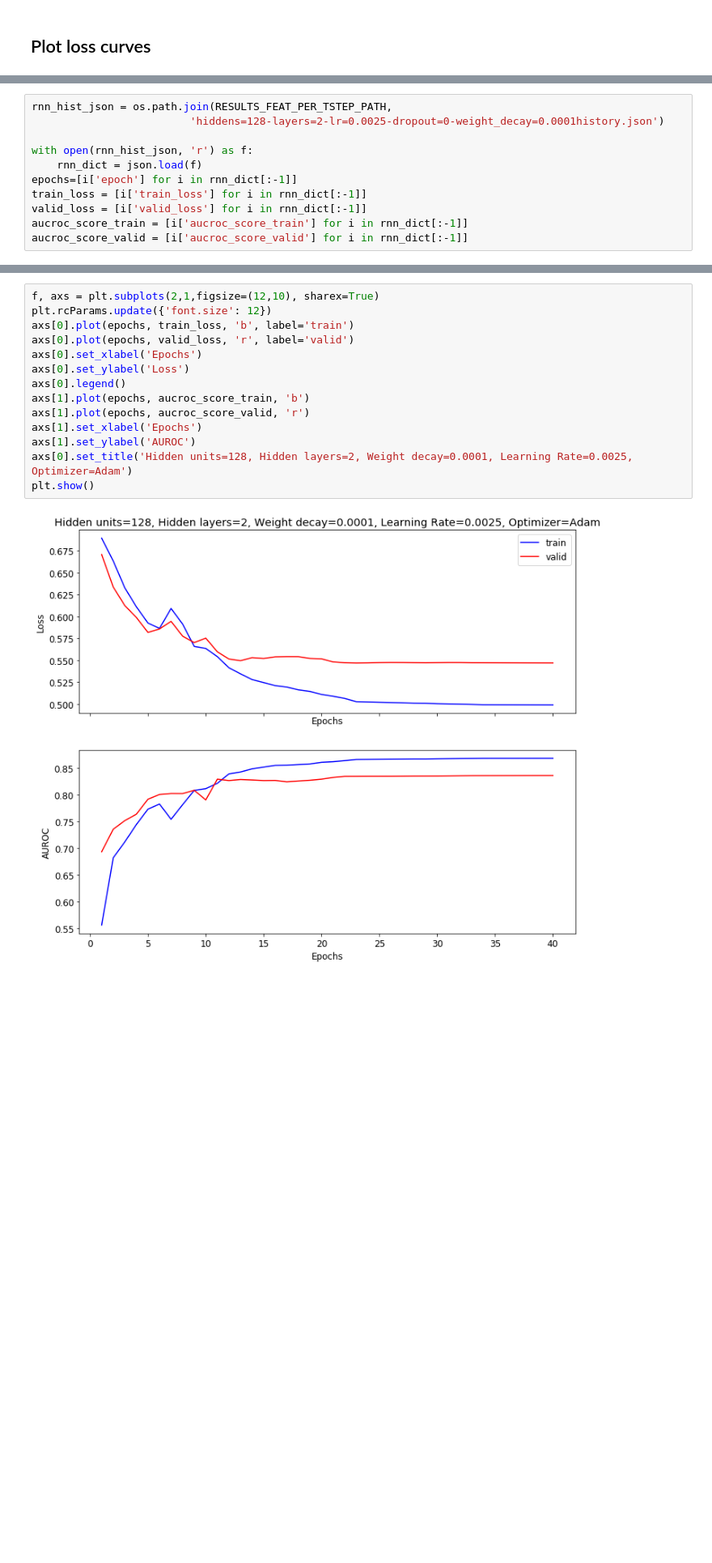
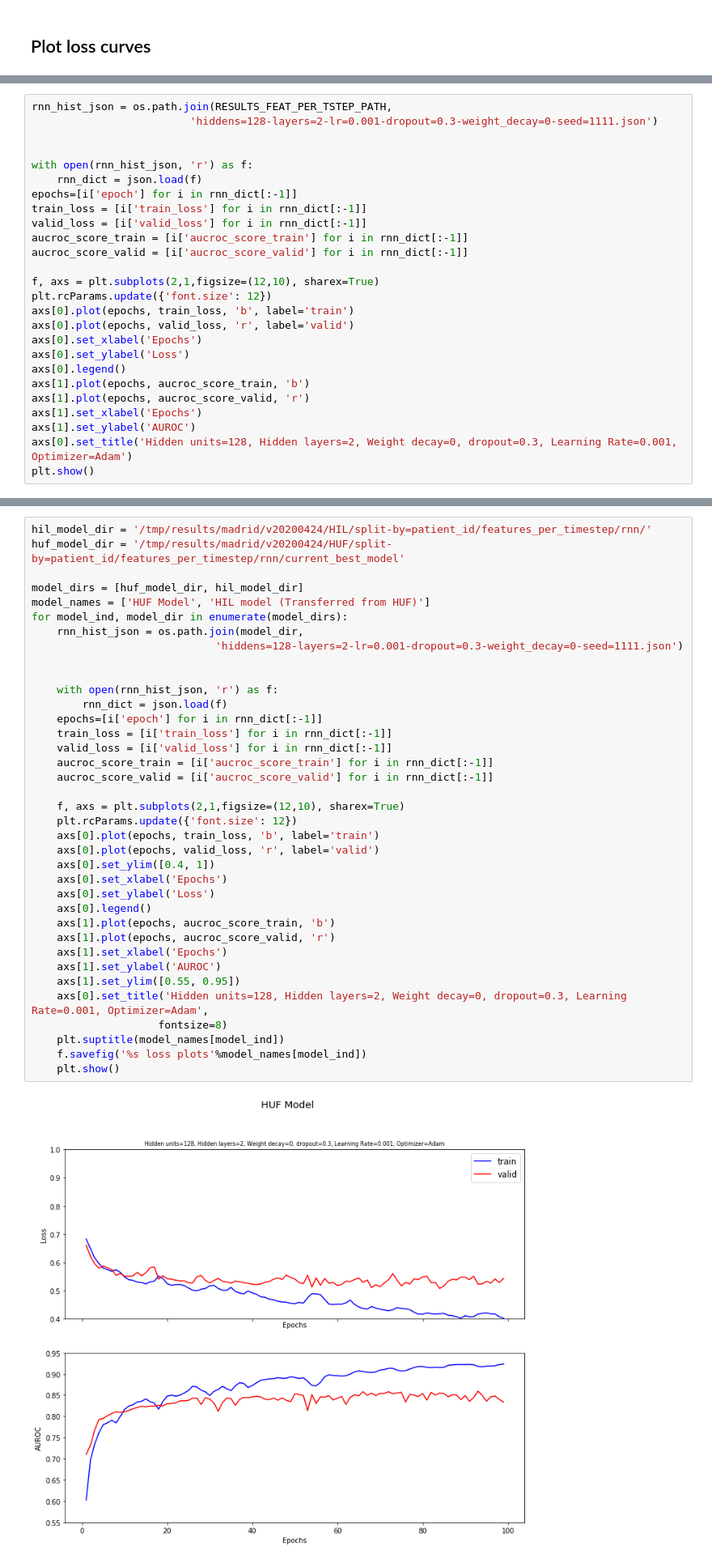
Before and after one commit to tufts-ml/time_series_prediction, a Jupyter notebook: scripts/madrid/notebooks/rnn_debugging_notebook.ipynb, the cells around one changed output, grey strips where cells are left out. Shown at 81% size. Drawn from its saved outputs; the diff is of its cells as text; blank space fills up the shorter version.

Commit message:
ENH Added scripts to transfer models between sites and improved RNN training

```diff
--- a/scripts/madrid/notebooks/rnn_debugging_notebook.ipynb
+++ b/scripts/madrid/notebooks/rnn_debugging_notebook.ipynb
@@ -219,6 +688,7 @@ for p, tslice in enumerate(tslices_list):
 # %%
 rnn_hist_json = os.path.join(RESULTS_FEAT_PER_TSTEP_PATH,
-                         'hiddens=128-layers=2-lr=0.0025-dropout=0-weight_decay=0.0001history.json')
+                         'hiddens=128-layers=2-lr=0.001-dropout=0.3-weight_decay=0-seed=1111.json')
+
 
 with open(rnn_hist_json, 'r') as f:
     rnn_dict = json.load(f)
@@ -227,3 +697,17 @@ train_loss = [i['train_loss'] for i in rnn_dict[:-1]]
 valid_loss = [i['valid_loss'] for i in rnn_dict[:-1]]
 aucroc_score_train = [i['aucroc_score_train'] for i in rnn_dict[:-1]]
 aucroc_score_valid = [i['aucroc_score_valid'] for i in rnn_dict[:-1]]
+
+f, axs = plt.subplots(2,1,figsize=(12,10), sharex=True)
+plt.rcParams.update({'font.size': 12})
+axs[0].plot(epochs, train_loss, 'b', label='train')
+axs[0].plot(epochs, valid_loss, 'r', label='valid')
+axs[0].set_xlabel('Epochs')
+axs[0].set_ylabel('Loss')
+axs[0].legend()
+axs[1].plot(epochs, aucroc_score_train, 'b')
+axs[1].plot(epochs, aucroc_score_valid, 'r')
+axs[1].set_xlabel('Epochs')
+axs[1].set_ylabel('AUROC')
+axs[0].set_title('Hidden units=128, Hidden layers=2, Weight decay=0, dropout=0.3, Learning Rate=0.001, Optimizer=Adam')
+plt.show()
@@ -230,16 +716,39 @@ aucroc_score_valid = [i['aucroc_score_valid'] for i in rnn_dict[:-1]]
 # %%
-f, axs = plt.subplots(2,1,figsize=(12,10), sharex=True)
-plt.rcParams.update({'font.size': 12})
-axs[0].plot(epochs, train_loss, 'b', label='train')
-axs[0].plot(epochs, valid_loss, 'r', label='valid')
-axs[0].set_xlabel('Epochs')
-axs[0].set_ylabel('Loss')
-axs[0].legend()
-axs[1].plot(epochs, aucroc_score_train, 'b')
-axs[1].plot(epochs, aucroc_score_valid, 'r')
-axs[1].set_xlabel('Epochs')
-axs[1].set_ylabel('AUROC')
-axs[0].set_title('Hidden units=128, Hidden layers=2, Weight decay=0.0001, Learning Rate=0.0025, Optimizer=Adam')
-plt.show()
+hil_model_dir = '/tmp/results/madrid/v20200424/HIL/split-by=patient_id/features_per_timestep/rnn/'
+huf_model_dir = '/tmp/results/madrid/v20200424/HUF/split-by=patient_id/features_per_timestep/rnn/current_best_model'
+
+model_dirs = [huf_model_dir, hil_model_dir]
+model_names = ['HUF Model', 'HIL model (Transferred from HUF)']
+for model_ind, model_dir in enumerate(model_dirs):
+    rnn_hist_json = os.path.join(model_dir,
+                             'hiddens=128-layers=2-lr=0.001-dropout=0.3-weight_decay=0-seed=1111.json')
+
+
+    with open(rnn_hist_json, 'r') as f:
+        rnn_dict = json.load(f)
+    epochs=[i['epoch'] for i in rnn_dict[:-1]]
+    train_loss = [i['train_loss'] for i in rnn_dict[:-1]]
+    valid_loss = [i['valid_loss'] for i in rnn_dict[:-1]]
+    aucroc_score_train = [i['aucroc_score_train'] for i in rnn_dict[:-1]]
+    aucroc_score_valid = [i['aucroc_score_valid'] for i in rnn_dict[:-1]]
+
+    f, axs = plt.subplots(2,1,figsize=(12,10), sharex=True)
+    plt.rcParams.update({'font.size': 12})
+    axs[0].plot(epochs, train_loss, 'b', label='train')
+    axs[0].plot(epochs, valid_loss, 'r', label='valid')
+    axs[0].set_ylim([0.4, 1])
+    axs[0].set_xlabel('Epochs')
+    axs[0].set_ylabel('Loss')
+    axs[0].legend()
+    axs[1].plot(epochs, aucroc_score_train, 'b')
+    axs[1].plot(epochs, aucroc_score_valid, 'r')
+    axs[1].set_xlabel('Epochs')
+    axs[1].set_ylabel('AUROC')
+    axs[1].set_ylim([0.55, 0.95])
+    axs[0].set_title('Hidden units=128, Hidden layers=2, Weight decay=0, dropout=0.3, Learning Rate=0.001, Optimizer=Adam',
+                    fontsize=8)
+    plt.suptitle(model_names[model_ind])
+    f.savefig('%s loss plots'%model_names[model_ind])
+    plt.show()
 # %% [output]
-[figure, old version]
+[figure, new version]
```
Also changed, not shown: parts of 35 cells of this notebook, 17 other files.
